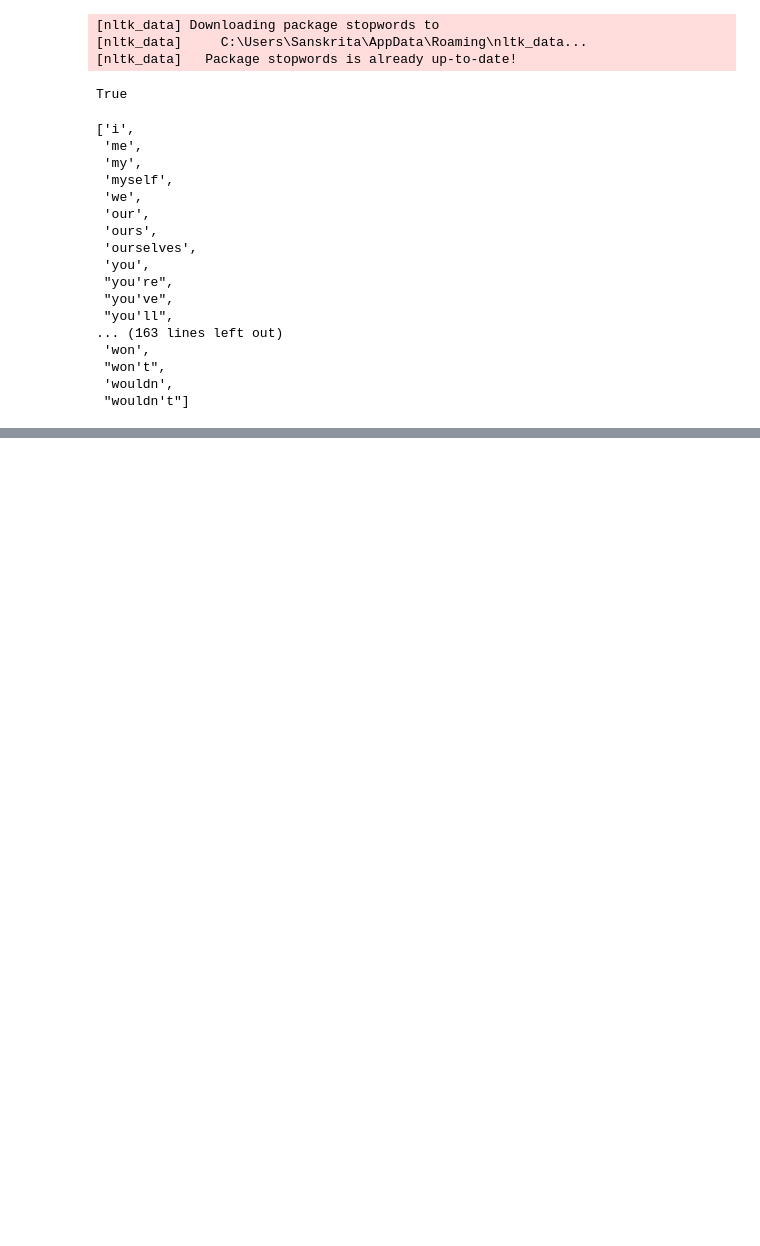
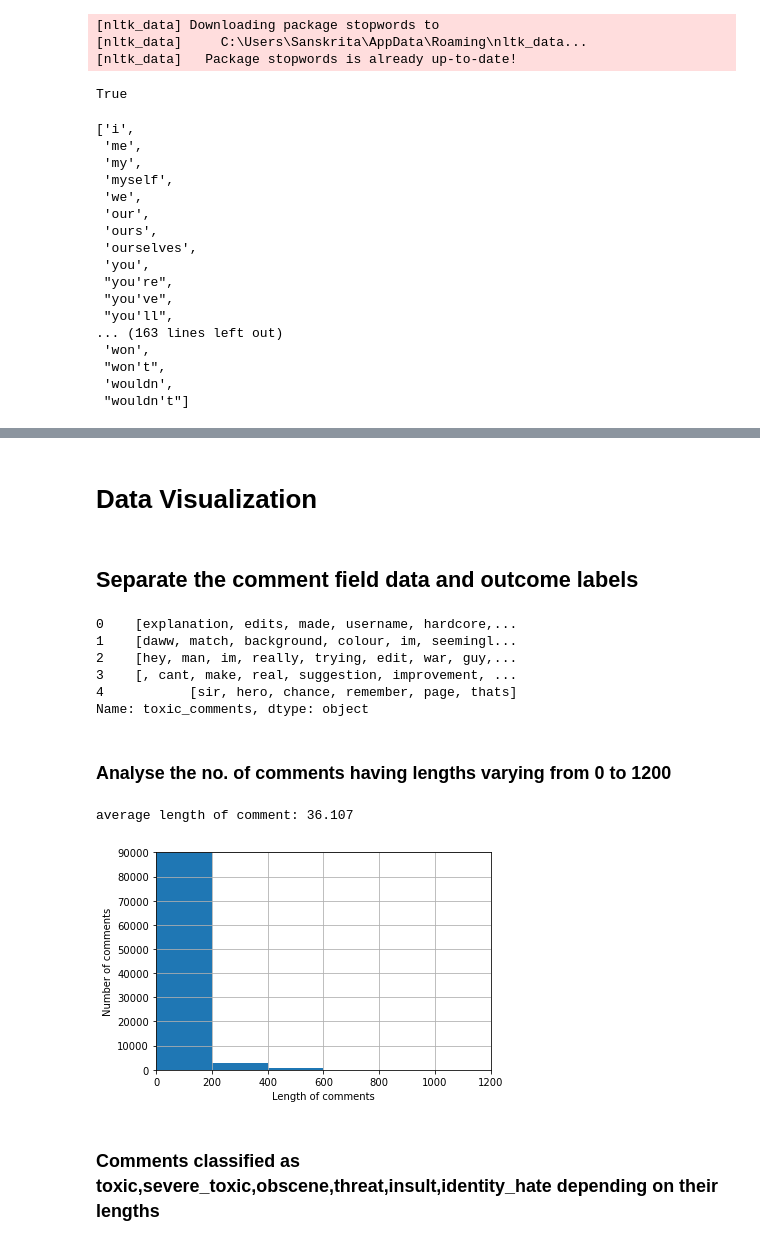
Before and after one commit to Sanskrita2001/hate-comment-classifier, a Jupyter notebook: Hate Comment Classifier.ipynb, the cells around one changed output, grey strips where cells are left out. Cells and saved outputs as stored; diff of their text form; code cells hidden in the pictures; blank space fills up the shorter version.

Commit message:
Data Viz done

```diff
--- a/Hate Comment Classifier.ipynb
+++ b/Hate Comment Classifier.ipynb
@@ -256,0 +330,2 @@ df.head(20)
+# %%
+df.drop(['comment_text'],inplace=True,axis=1)
@@ -256,0 +348,2 @@ df.head(20)
+# %%
+df.rename(columns={'msg_lemmatized':'toxic_comments'},inplace=True)
@@ -256,0 +387,32 @@ df.head(20)
+# %% [markdown]
+# Data Visualization
+# %% [markdown]
+## Separate the comment field data and outcome labels
+# %%
+comment = df['toxic_comments']
+print(comment.head())
+# %% [output]
+0    [explanation, edits, made, username, hardcore,...
+1    [daww, match, background, colour, im, seemingl...
+2    [hey, man, im, really, trying, edit, war, guy,...
+3    [, cant, make, real, suggestion, improvement, ...
+4           [sir, hero, chance, remember, page, thats]
+Name: toxic_comments, dtype: object
+# %% [markdown]
+### Analyse the no. of comments having lengths varying from 0 to 1200
+# %%
+x = [len(comment[i]) for i in range(comment.shape[0])]
+
+print('average length of comment: {:.3f}'.format(sum(x)/len(x)) )
+bins = [1,200,400,600,800,1000,1200]
+plt.hist(x, bins=bins)
+plt.xlabel('Length of comments')
+plt.ylabel('Number of comments')
+plt.axis([0, 1200, 0, 90000])
+plt.grid(True)
+plt.show()
+# %% [output]
+average length of comment: 36.107
+[figure, added]
+# %% [markdown]
+### Comments classified as toxic,severe_toxic,obscene,threat,insult,identity_hate depending on their lengths
```
Also changed, not shown: parts of 33 cells of this notebook.
